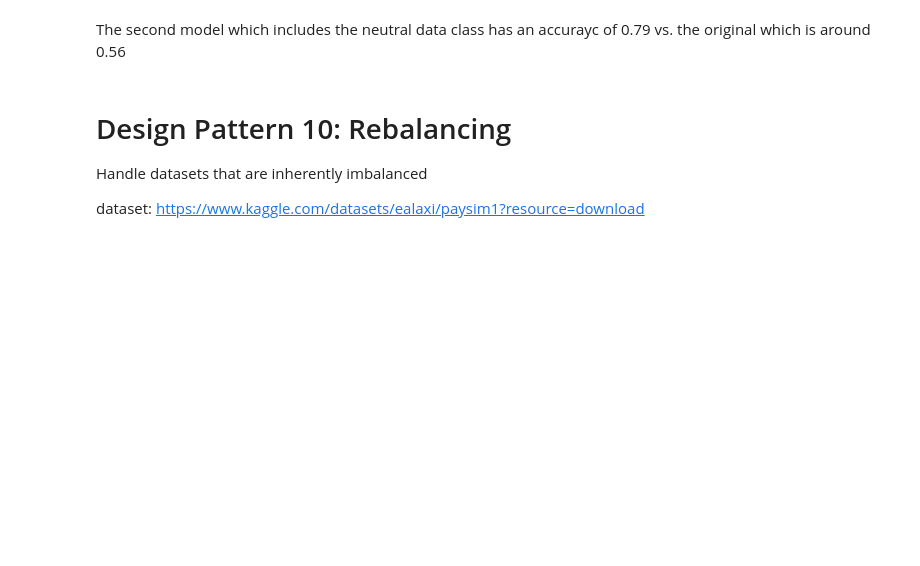
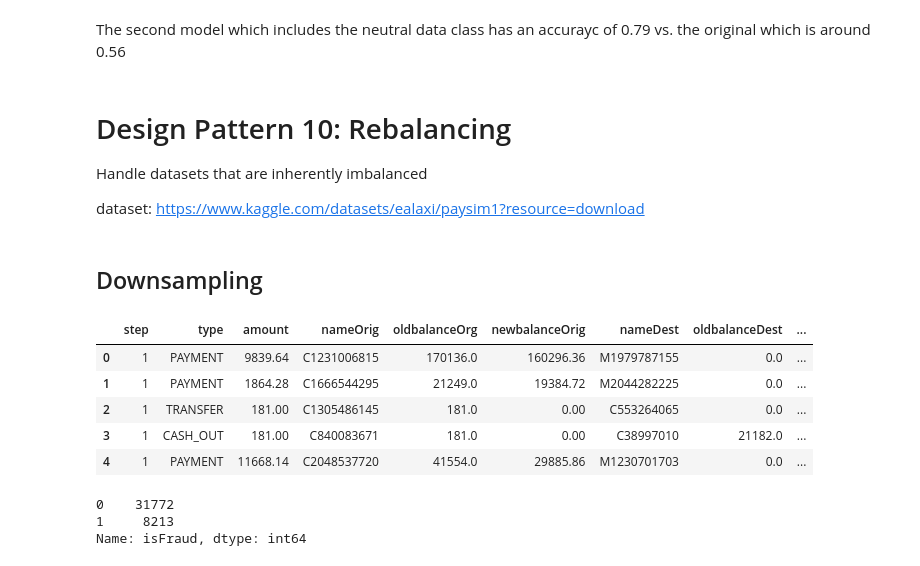
Before and after one commit to minimartzz/ml-design-patterns, a Jupyter notebook: Ch3 Problem Representation/Ch3c Design 9 and 10.ipynb, the cells around one changed output. Cells and saved outputs as stored; diff of their text form; code cells hidden in the pictures; blank space fills up the shorter version.

```diff
--- a/Ch3 Problem Representation/Ch3c Design 9 and 10.ipynb
+++ b/Ch3 Problem Representation/Ch3c Design 9 and 10.ipynb
@@ -140,3 +137,5 @@ The second model which includes the neutral data class has an accurayc of 0.79 v
 Handle datasets that are inherently imbalanced
 
 dataset: https://www.kaggle.com/datasets/ealaxi/paysim1?resource=download
+# %% [markdown]
+## Downsampling
@@ -142,0 +157,35 @@ dataset: https://www.kaggle.com/datasets/ealaxi/paysim1?resource=download
+# %%
+fraud_data = pd.read_csv("data/synthetic_financial.csv")
+fraud_data.head()
+# %% [output]
+|  | step | type | amount | nameOrig | oldbalanceOrg | newbalanceOrig | nameDest | oldbalanceDest | ... |
+| 0 | 1 | PAYMENT | 9839.64 | C1231006815 | 170136.0 | 160296.36 | M1979787155 | 0.0 | ... |
+| 1 | 1 | PAYMENT | 1864.28 | C1666544295 | 21249.0 | 19384.72 | M2044282225 | 0.0 | ... |
+| 2 | 1 | TRANSFER | 181.00 | C1305486145 | 181.0 | 0.00 | C553264065 | 0.0 | ... |
+| 3 | 1 | CASH_OUT | 181.00 | C840083671 | 181.0 | 0.00 | C38997010 | 21182.0 | ... |
+| 4 | 1 | PAYMENT | 11668.14 | C2048537720 | 41554.0 | 29885.86 | M1230701703 | 0.0 | ... |
+# %%
+# Drop columns that aren't used
+fraud_data = fraud_data.drop(columns=['nameOrig', 'nameDest', 'isFlaggedFraud'])
+
+# Create dummy variables for categorical features
+fraud_data = pd.get_dummies(fraud_data)
+
+# Split into fraud and not fraud
+fraud = fraud_data[fraud_data['isFraud'] == 1]
+not_fraud = fraud_data[fraud_data['isFraud'] == 0]
+
+# Take random sample of not fraud data
+# 	a 0.005 pct will give an 80/20 split for fraud/ not fraud
+#   this is because there are just too many not fraud datapoints
+not_fraud_sample = not_fraud.sample(random_state=42, frac=0.005)
+
+# Put dataframe back
+fraud_data = pd.concat([not_fraud_sample, fraud])
+frad_data = shuffle(fraud_data, random_state=42)
+
+fraud_data['isFraud'].value_counts()
+# %% [output]
+0    31772
+1     8213
+Name: isFraud, dtype: int64
```
Also changed, not shown: parts of 32 cells of this notebook.
